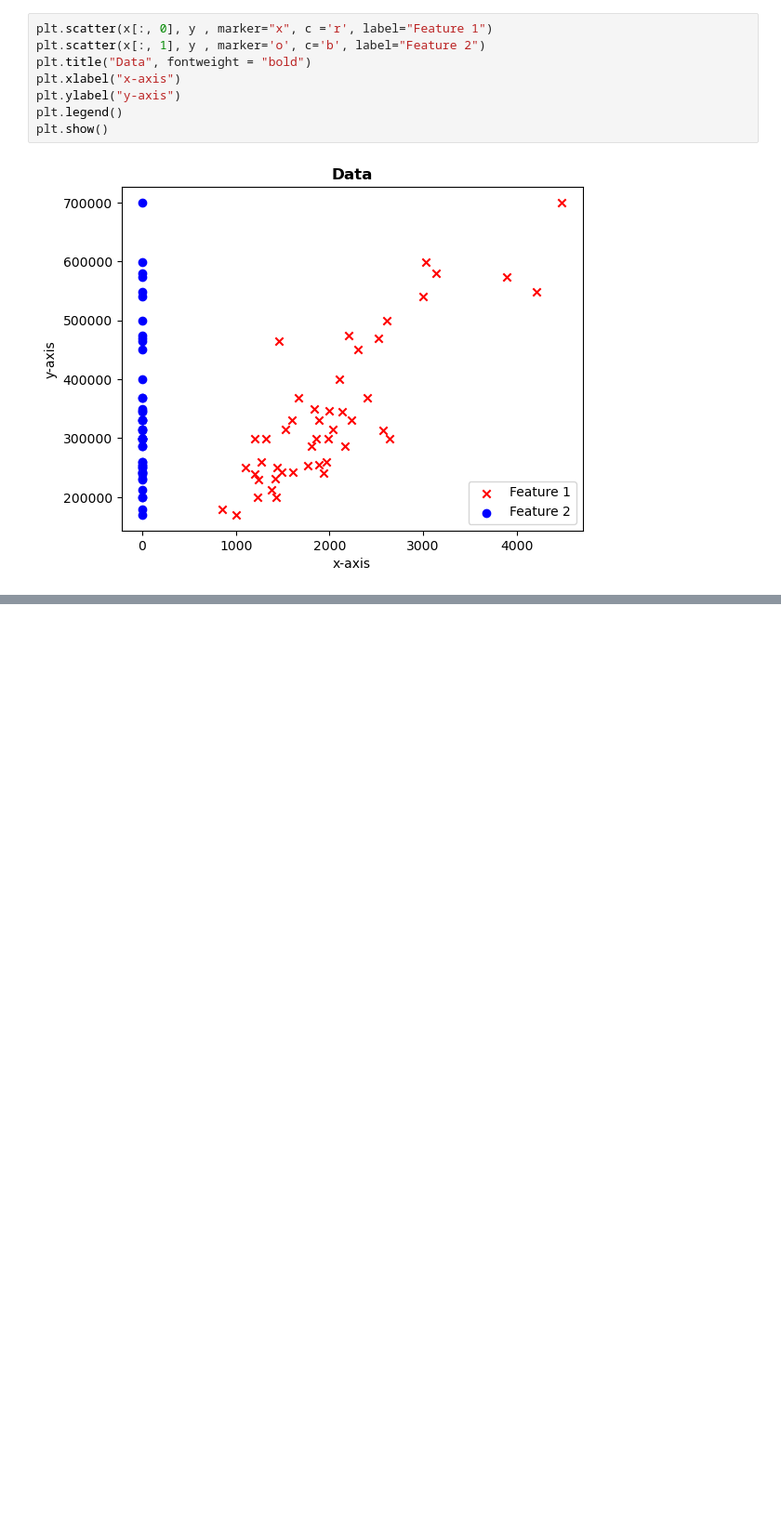
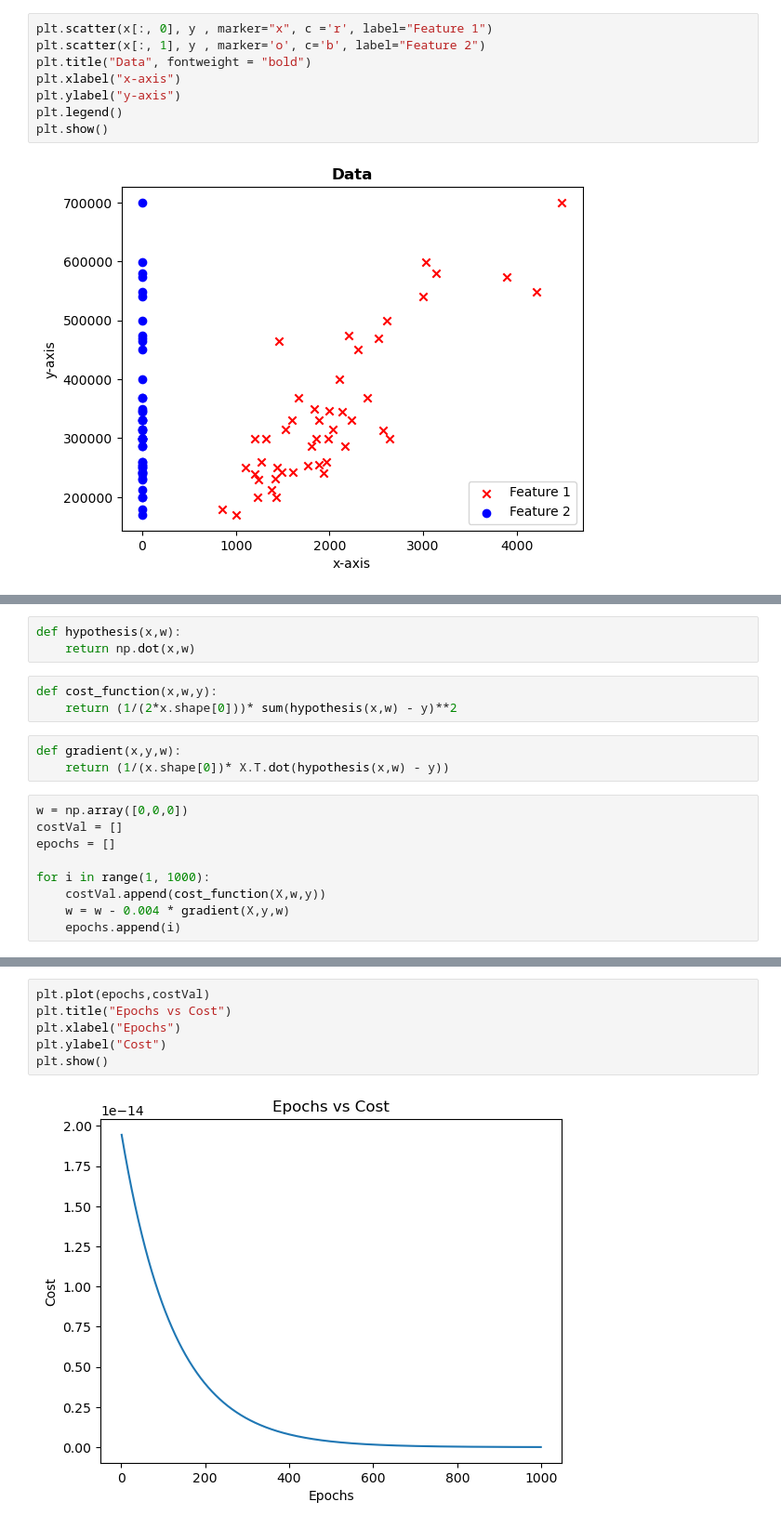
Before and after one commit to Muhammad-Ahmad618/Multiple-Linear-Regression-Model, a Jupyter notebook: multiple_linear_regression.ipynb, the cells around one changed output, grey strips where cells are left out. Shown: that part at 93% size. Cells and saved outputs as stored; diff of their text form; blank space fills up the shorter version.

```diff
--- a/multiple_linear_regression.ipynb
+++ b/multiple_linear_regression.ipynb
@@ -16,0 +59,18 @@ plt.show()
+# %%
+def hypothesis(x,w):
+    return np.dot(x,w)
+# %%
+def cost_function(x,w,y):
+    return (1/(2*x.shape[0]))* sum(hypothesis(x,w) - y)**2
+# %%
+def gradient(x,y,w):
+    return (1/(x.shape[0])* X.T.dot(hypothesis(x,w) - y))
+# %%
+w = np.array([0,0,0])
+costVal = []
+epochs = []
+
+for i in range(1, 1000):
+    costVal.append(cost_function(X,w,y))
+    w = w - 0.004 * gradient(X,y,w)
+    epochs.append(i)
@@ -16,0 +81,8 @@ plt.show()
+# %%
+plt.plot(epochs,costVal)
+plt.title("Epochs vs Cost")
+plt.xlabel("Epochs")
+plt.ylabel("Cost")
+plt.show()
+# %% [output]
+[figure, added]
```
Also changed, not shown: parts of 7 cells of this notebook.
